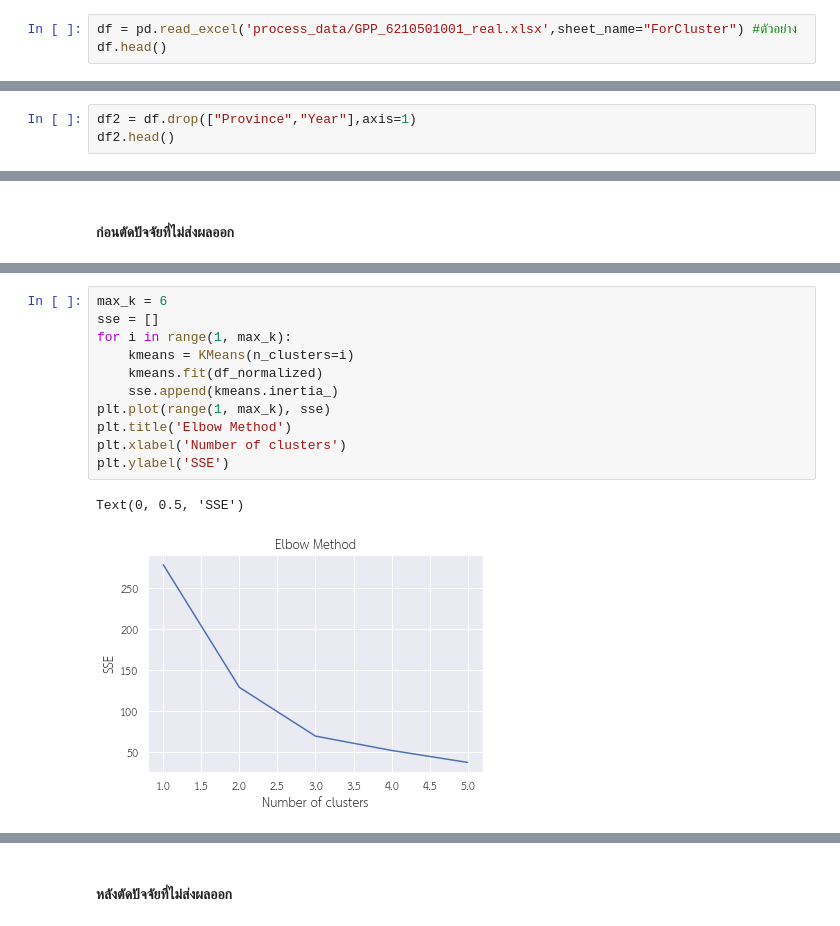
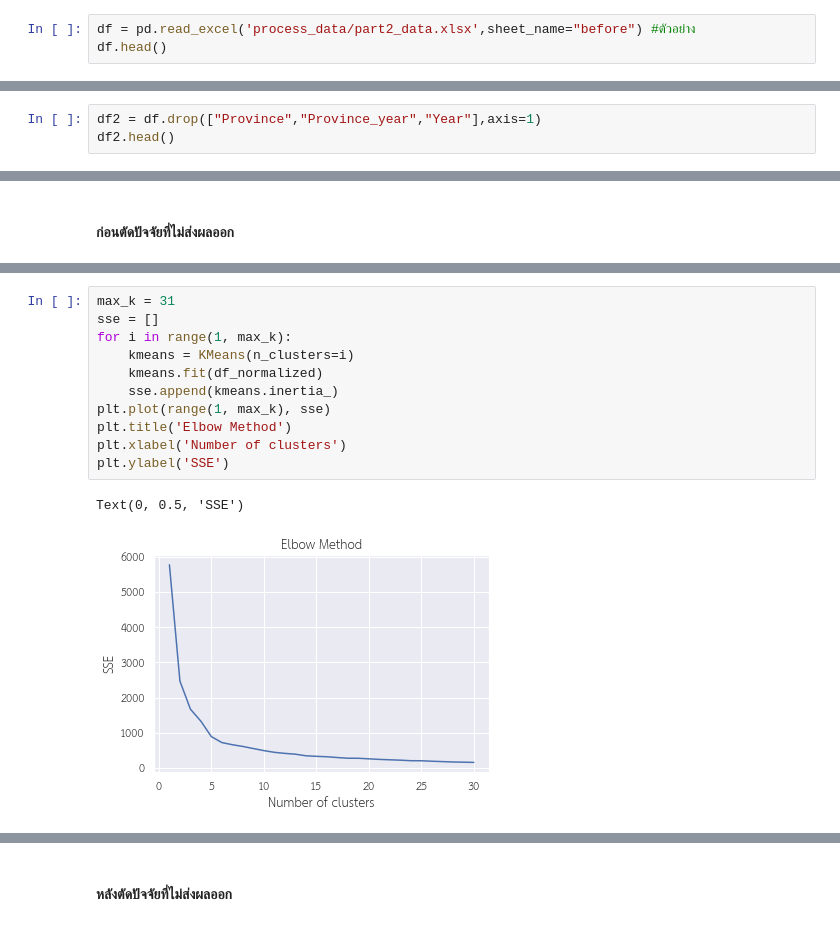
Before and after one commit to pant411/final_stat_pant, a Jupyter notebook: part2_clustering.ipynb, the cells around one changed output, grey strips where cells are left out. Drawn from its saved outputs; the diff is of its cells as text.

```diff
--- a/part2_clustering.ipynb
+++ b/part2_clustering.ipynb
@@ -20,6 +20,6 @@ from sklearn import metrics
 # %% [markdown]
 ## Import Data
 # %%
-df = pd.read_excel('process_data/GPP_6210501001_real.xlsx',sheet_name="ForCluster") #ตัวอย่าง
+df = pd.read_excel('process_data/part2_data.xlsx',sheet_name="before") #ตัวอย่าง
 df.head()
 # %% [output]
@@ -38,4 +38,4 @@ sns.heatmap(df.isnull(), yticklabels=False, cbar=False, cmap='viridis')
 # %%
-df2 = df.drop(["Province","Year"],axis=1)
+df2 = df.drop(["Province","Province_year","Year"],axis=1)
 df2.head()
 # %% [output]
@@ -100,17 +100,17 @@ df_normalized.head()
 # %%
-max_k = 6
+max_k = 31
 sse = []
 for i in range(1, max_k):
     kmeans = KMeans(n_clusters=i)
     kmeans.fit(df_normalized)
     sse.append(kmeans.inertia_)
 plt.plot(range(1, max_k), sse)
 plt.title('Elbow Method')
 plt.xlabel('Number of clusters')
 plt.ylabel('SSE')
 # %% [output]
 Text(0, 0.5, 'SSE')
-[figure, old version]
+[figure, new version]
 # %%
 # Choose value for k
 k = 2
```
Also changed, not shown: parts of 15 cells of this notebook, 5 other files.
